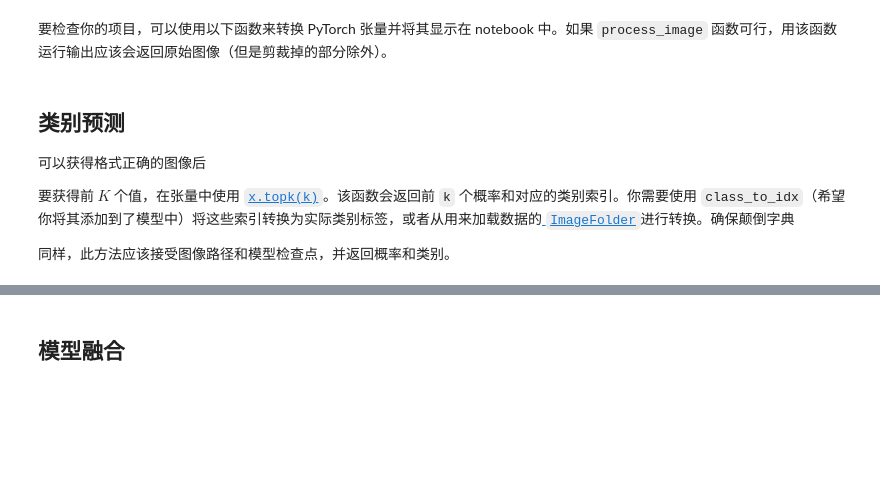
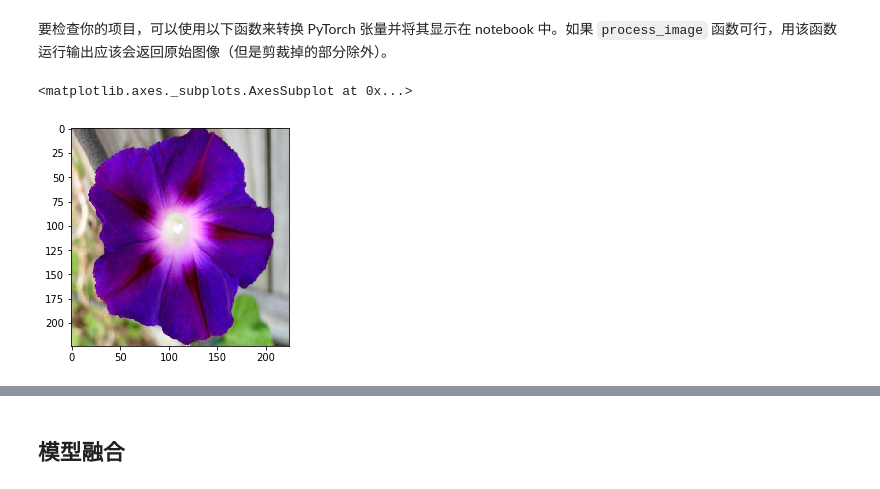
Before and after one commit to leesper/become-aipnd-learner, a Jupyter notebook: P4_ImageClassifer/Image Classifier Project-zh.ipynb, the cells around one changed output, grey strips where cells are left out. Saved outputs shown, nothing was run; the diff lists cells and outputs as text; code cells hidden in the pictures; blank space fills up the shorter version.

```diff
--- a/P4_ImageClassifer/Image Classifier Project-zh.ipynb
+++ b/P4_ImageClassifer/Image Classifier Project-zh.ipynb
@@ -395,0 +411,22 @@ def process_image(image):
+# %%
+from PIL import Image
+def process_image(image):
+    ''' Scales, crops, and normalizes a PIL image for a PyTorch model,
+        returns an Numpy array
+    '''
+
+    # TODO: Process a PIL image for use in a PyTorch model
+    im = image.resize((256, 256))
+    w, h = im.size
+    nw, nh = 224, 224
+    left = (w - nw) / 2
+    top = (h - nh) / 2
+    right = (w + nw) / 2
+    down = (h + nh) / 2
+    im = im.crop((left, top, right, down))
+    np_im = np.array(im)
+    np_im = np_im / 255
+    means = np.array([0.485, 0.456, 0.406])
+    stds = np.array([0.229, 0.224, 0.225])
+    np_im = (np_im - means) / stds
+    return torch.from_numpy(np_im.transpose(2, 0, 1))
@@ -416,11 +468,3 @@ def imshow(image, ax=None, title=None):
     ax.imshow(image)
 
     return ax
-# %% [markdown]
-## 类别预测
-
-可以获得格式正确的图像后
-
-要获得前 $K$ 个值，在张量中使用 [`x.topk(k)`](http://pytorch.org/docs/master/torch.html#torch.topk)。该函数会返回前 `k` 个概率和对应的类别索引。你需要使用  `class_to_idx`（希望你将其添加到了模型中）将这些索引转换为实际类别标签，或者从用来加载数据的[ `ImageFolder`](https://pytorch.org/docs/master/torchvision/datasets.html?highlight=imagefolder#torchvision.datasets.ImageFolder)进行转换。确保颠倒字典
-
-同样，此方法应该接受图像路径和模型检查点，并返回概率和类别。
@@ -432,0 +471,7 @@ print(classes)
+# %%
+image = Image.open('flowers/train/76/image_02447.jpg')
+im = process_image(image)
+imshow(im)
+# %% [output]
+<matplotlib.axes._subplots.AxesSubplot at 0x...>
+[figure, added]
```
Also changed, not shown: parts of 14 cells of this notebook.
